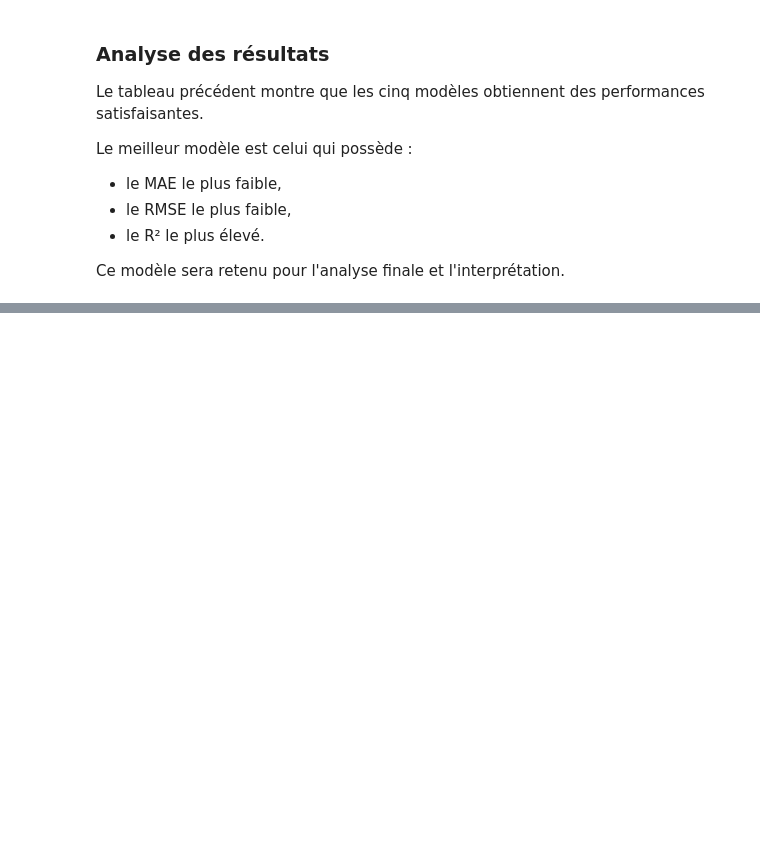
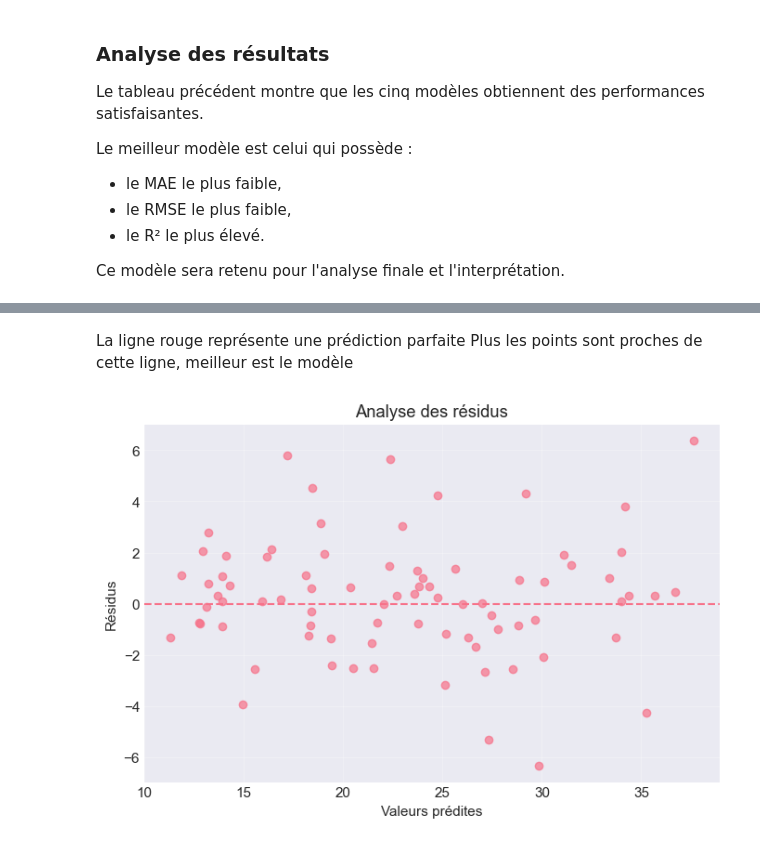
Before and after one commit to TAZIKenza/Auto_MPG_Analysis, a Jupyter notebook: Auto_MPG_Analysis.ipynb, the cells around one changed output, grey strips where cells are left out. Saved outputs shown, nothing was run; the diff lists cells and outputs as text; code cells hidden in the pictures; blank space fills up the shorter version.

```diff
--- a/Auto_MPG_Analysis.ipynb
+++ b/Auto_MPG_Analysis.ipynb
@@ -1367,0 +1511,28 @@ Ce modèle sera retenu pour l'analyse finale et l'interprétation.
+# %% [markdown]
+La ligne rouge représente une prédiction parfaite
+Plus les points sont proches de cette ligne, meilleur est le modèle
+# %%
+#Scatter des résidus
+plt.figure(figsize=(8,5))
+
+plt.scatter(
+    best_predictions,
+    residuals,
+    alpha=0.7
+)
+
+plt.axhline(
+    y=0,
+    linestyle="--"
+)
+
+plt.xlabel("Valeurs prédites")
+plt.ylabel("Résidus")
+
+plt.title("Analyse des résidus")
+
+plt.grid(alpha=0.3)
+
+plt.show()
+# %% [output]
+[figure, added]
```
Also changed, not shown: parts of 17 cells of this notebook.
